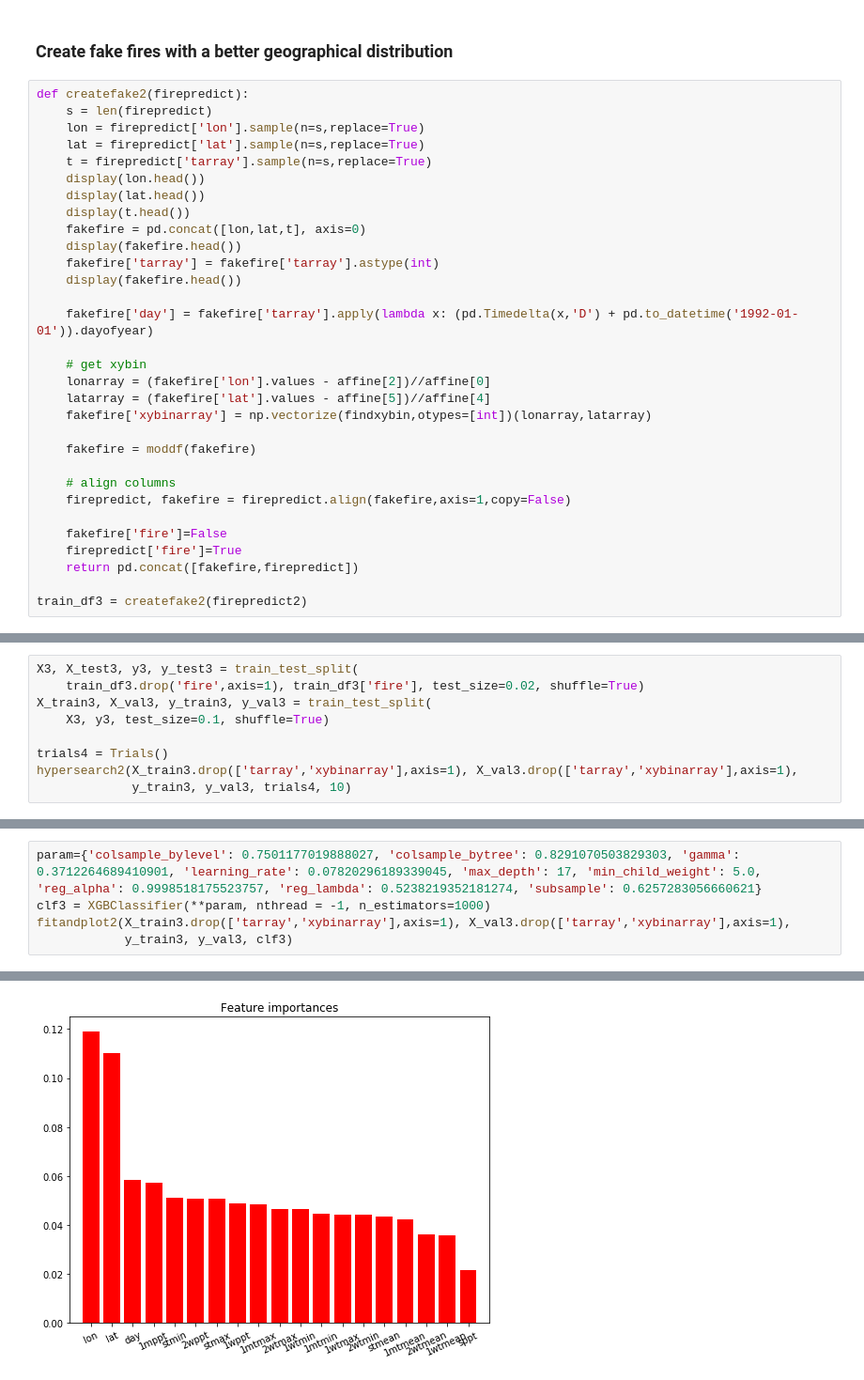
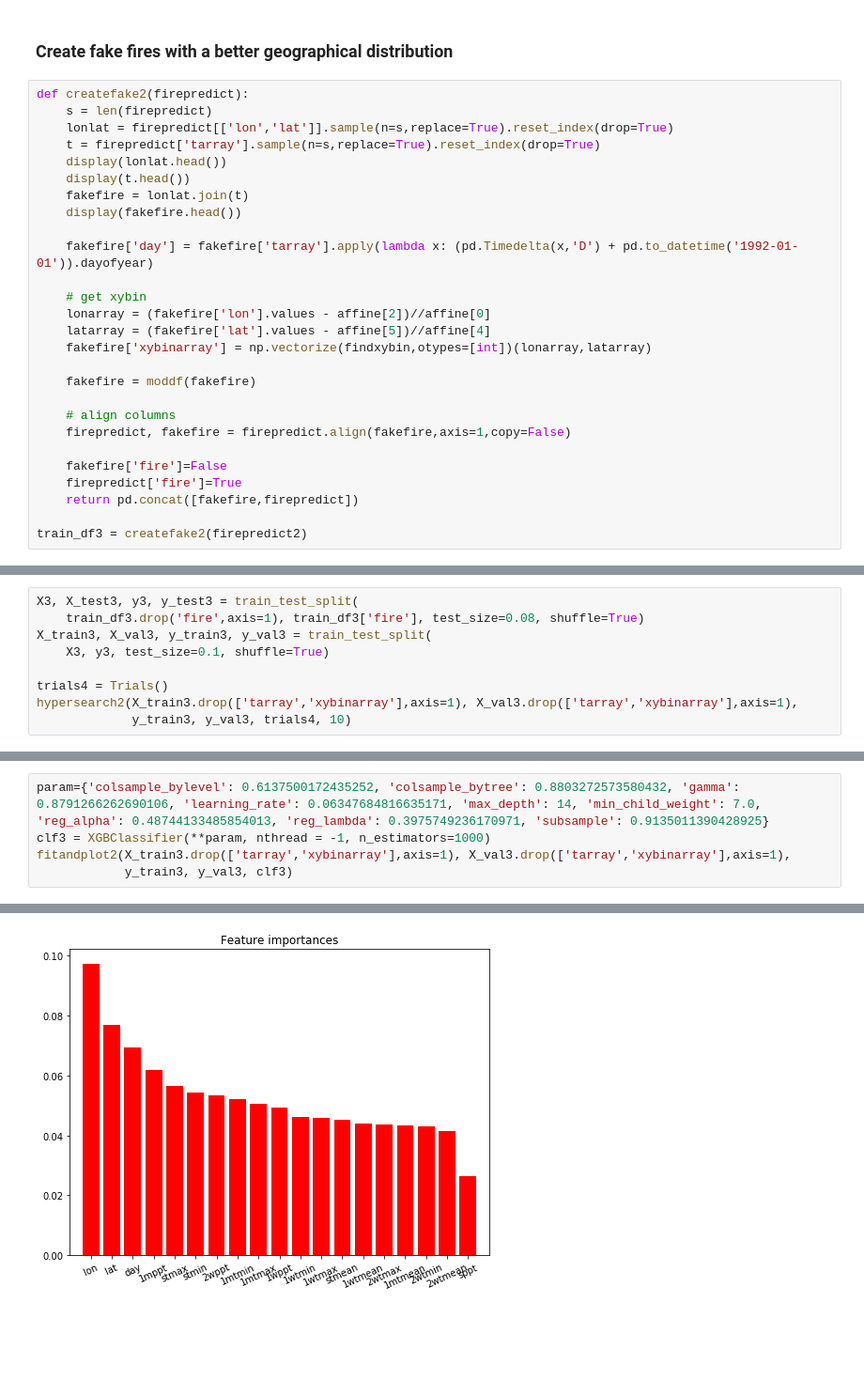
Before and after one commit to NicolasFerland/WildFire, a Jupyter notebook: Wildfire.ipynb, the cells around one changed output, grey strips where cells are left out. Shown at 94% size. Drawn from its saved outputs; the diff is of its cells as text; blank space fills up the shorter version.

```diff
--- a/Wildfire.ipynb
+++ b/Wildfire.ipynb
@@ -1940,15 +1940,11 @@ There is no example of fires in some part of the US in my test set. Also, it is
 # %%
 def createfake2(firepredict):
     s = len(firepredict)
-    lon = firepredict['lon'].sample(n=s,replace=True)
-    lat = firepredict['lat'].sample(n=s,replace=True)
-    t = firepredict['tarray'].sample(n=s,replace=True)
-    display(lon.head())
-    display(lat.head())
+    lonlat = firepredict[['lon','lat']].sample(n=s,replace=True).reset_index(drop=True)
+    t = firepredict['tarray'].sample(n=s,replace=True).reset_index(drop=True)
+    display(lonlat.head())
     display(t.head())
-    fakefire = pd.concat([lon,lat,t], axis=0)
-    display(fakefire.head())
-    fakefire['tarray'] = fakefire['tarray'].astype(int)
+    fakefire = lonlat.join(t)
     display(fakefire.head())
 
     fakefire['day'] = fakefire['tarray'].apply(lambda x: (pd.Timedelta(x,'D') + pd.to_datetime('1992-01-01')).dayofyear)
@@ -1990,6 +1986,6 @@ train_df3 = createfake2(firepredict2)
 # %%
 X3, X_test3, y3, y_test3 = train_test_split(
-    train_df3.drop('fire',axis=1), train_df3['fire'], test_size=0.02, shuffle=True)
+    train_df3.drop('fire',axis=1), train_df3['fire'], test_size=0.08, shuffle=True)
 X_train3, X_val3, y_train3, y_val3 = train_test_split(
     X3, y3, test_size=0.1, shuffle=True)
 
@@ -2011,5 +2007,5 @@ hypersearch2(X_train3.drop(['tarray','xybinarray'],axis=1), X_val3.drop(['tarray
 # %%
-param={'colsample_bylevel': 0.7501177019888027, 'colsample_bytree': 0.8291070503829303, 'gamma': 0.3712264689410901, 'learning_rate': 0.07820296189339045, 'max_depth': 17, 'min_child_weight': 5.0, 'reg_alpha': 0.9998518175523757, 'reg_lambda': 0.5238219352181274, 'subsample': 0.6257283056660621}
+param={'colsample_bylevel': 0.6137500172435252, 'colsample_bytree': 0.8803272573580432, 'gamma': 0.8791266262690106, 'learning_rate': 0.06347684816635171, 'max_depth': 14, 'min_child_weight': 7.0, 'reg_alpha': 0.48744133485854013, 'reg_lambda': 0.3975749236170971, 'subsample': 0.9135011390428925}
 clf3 = XGBClassifier(**param, nthread = -1, n_estimators=1000)
 fitandplot2(X_train3.drop(['tarray','xybinarray'],axis=1), X_val3.drop(['tarray','xybinarray'],axis=1),
             y_train3, y_val3, clf3)
@@ -2034 +2030 @@ Stopping. Best iteration:
-[figure, old version]
+[figure, new version]
```
Also changed, not shown: parts of 6 cells of this notebook.
